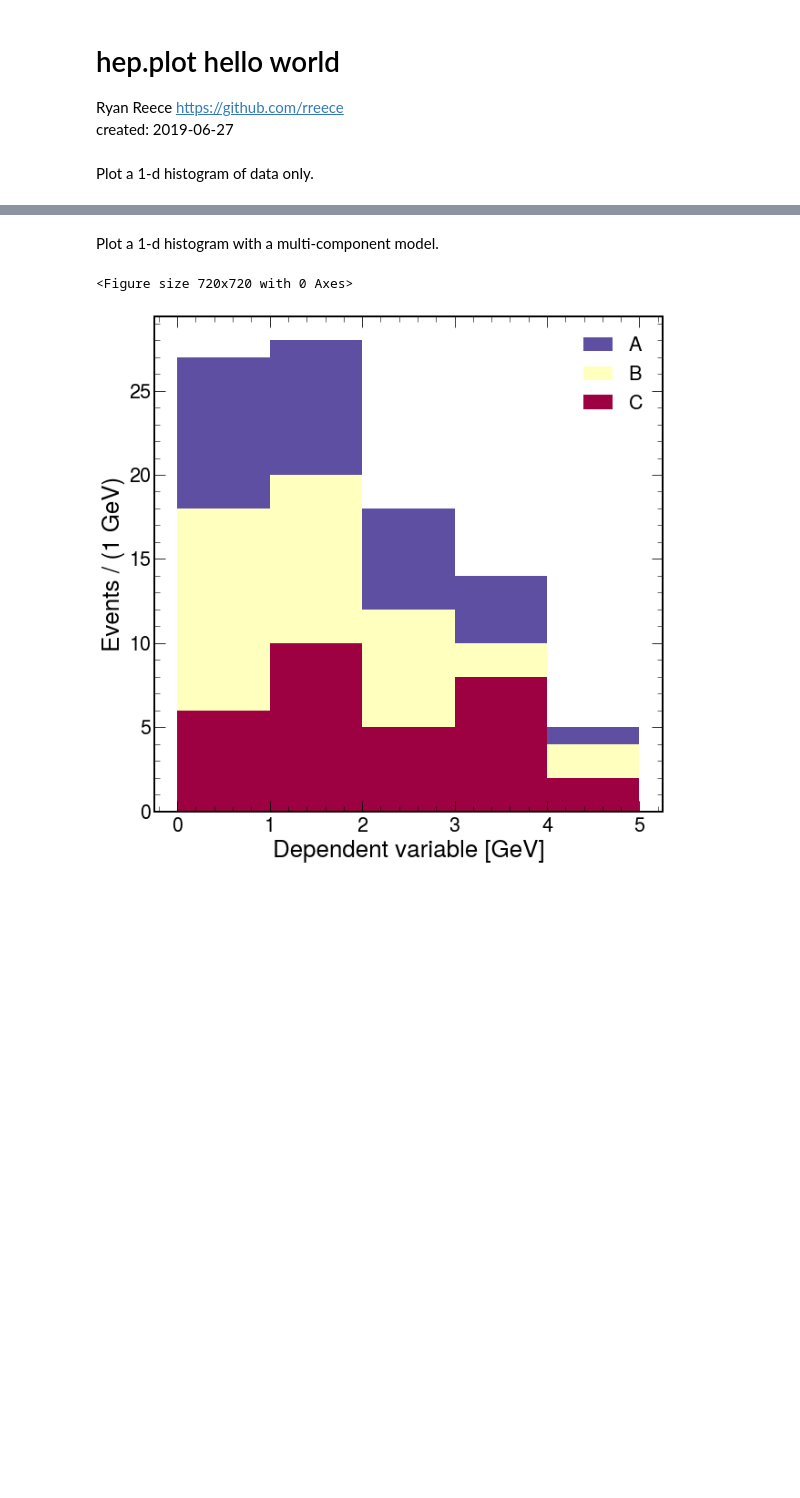
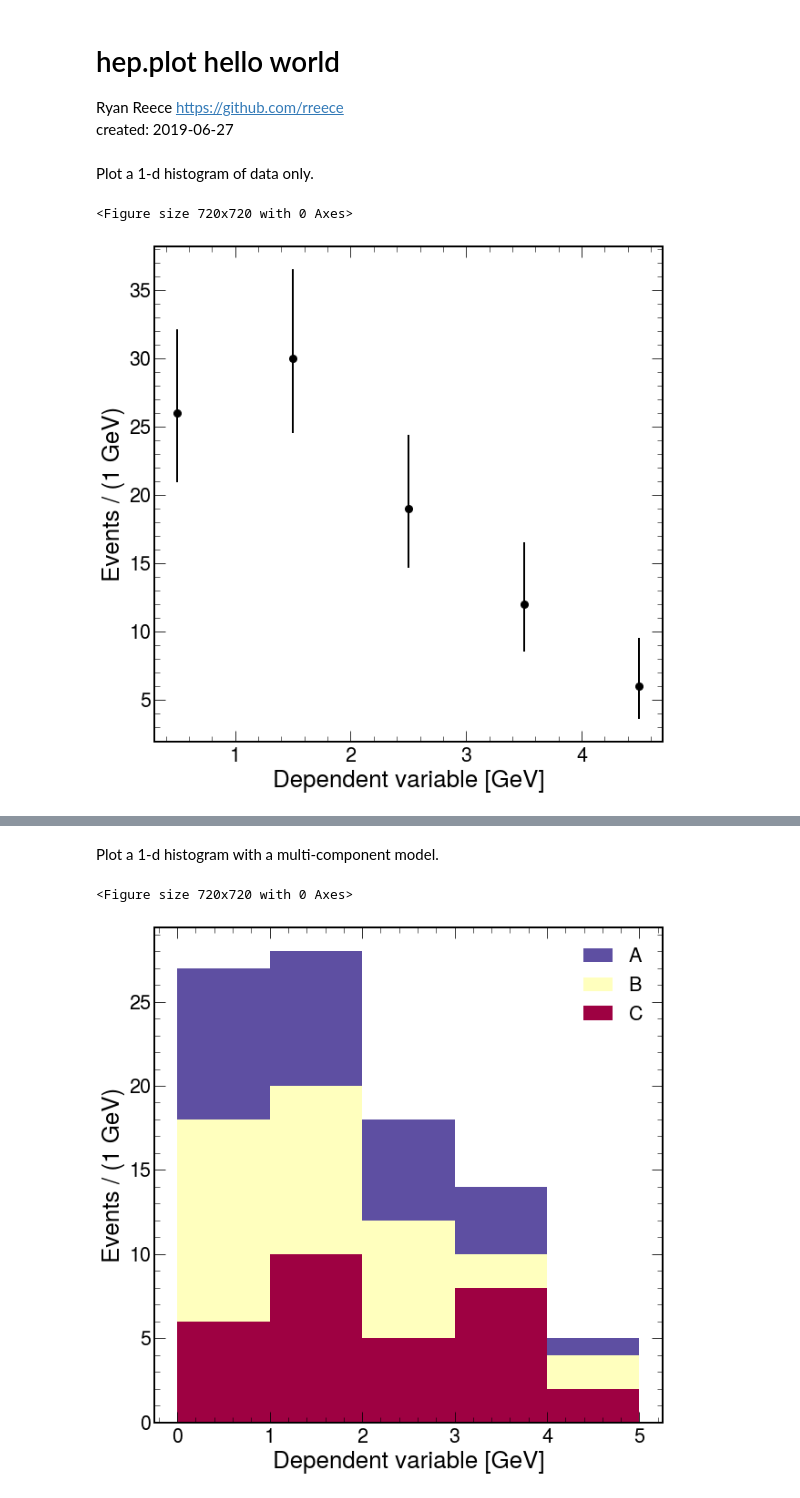
Before and after one commit to rreece/statistics-notebooks, a Jupyter notebook: notebooks/hep-plot-hello-world.ipynb, the cells around one changed output, grey strips where cells are left out. Saved outputs shown, nothing was run; the diff lists cells and outputs as text; code cells hidden in the pictures; blank space fills up the shorter version.

```diff
--- a/notebooks/hep-plot-hello-world.ipynb
+++ b/notebooks/hep-plot-hello-world.ipynb
@@ -27,2 +36,7 @@ yerrs   = [
 # %% [markdown]
 Plot a 1-d histogram of data only.
+# %%
+hep.plot.hist1d(bins, data=data)
+# %% [output]
+<Figure size 720x720 with 0 Axes>
+[figure, added]
```
Also changed, not shown: parts of 9 cells of this notebook, 2 other files.
